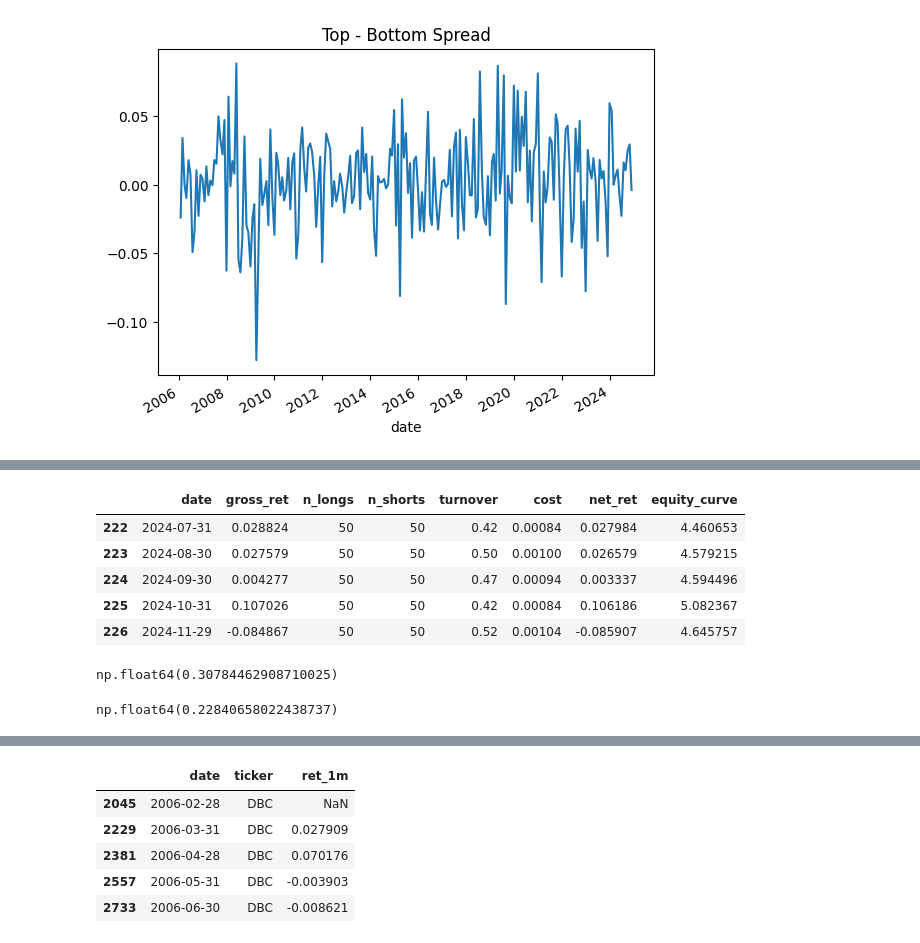
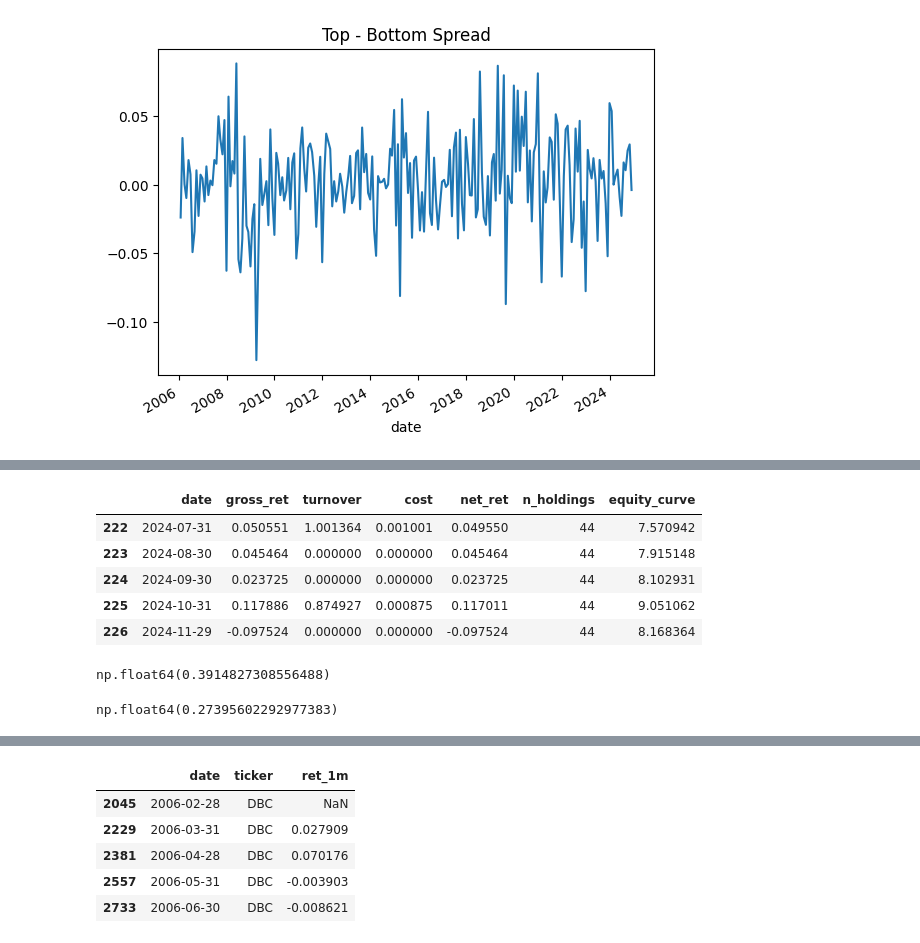
Before and after one commit to asm304/multi-asset-portfolio-framework, a Jupyter notebook: notebooks/01_download_data.ipynb, the cells around one changed output, grey strips where cells are left out. Drawn from its saved outputs; the diff is of its cells as text; code cells hidden in the pictures.

```diff
--- a/notebooks/01_download_data.ipynb
+++ b/notebooks/01_download_data.ipynb
@@ -749,13 +749,16 @@ from src.backtest.engine import run_backtest
 from src.alpha.composite import build_alpha_model
 
 alpha_df = build_alpha_model()
+
 backtest_df, holdings_df, metrics = run_backtest(
     alpha_df,
     transaction_cost_bps=10,
     rebalance_freq="Q",
-    run_name="inv_vol_q_long_only_buffer_100",
+    run_name="inv_vol_q_buffer100_sectorcap25",
     use_buffer=True,
-    buffer_size=100
+    buffer_size=100,
+    use_sector_caps=True,
+    max_sector_fraction=0.08,
 )
 
 metrics
@@ -792,17 +783,17 @@ bt.head()
 # %%
-bt.tail()
+backtest_df.tail()
 # %% [output]
-|  | date | gross_ret | n_longs | n_shorts | turnover | cost | net_ret | equity_curve |
-| 222 | 2024-07-31 | 0.028824 | 50 | 50 | 0.42 | 0.00084 | 0.027984 | 4.460653 |
-| 223 | 2024-08-30 | 0.027579 | 50 | 50 | 0.50 | 0.00100 | 0.026579 | 4.579215 |
-| 224 | 2024-09-30 | 0.004277 | 50 | 50 | 0.47 | 0.00094 | 0.003337 | 4.594496 |
-| 225 | 2024-10-31 | 0.107026 | 50 | 50 | 0.42 | 0.00084 | 0.106186 | 5.082367 |
-| 226 | 2024-11-29 | -0.084867 | 50 | 50 | 0.52 | 0.00104 | -0.085907 | 4.645757 |
+|  | date | gross_ret | turnover | cost | net_ret | n_holdings | equity_curve |
+| 222 | 2024-07-31 | 0.050551 | 1.001364 | 0.001001 | 0.049550 | 44 | 7.570942 |
+| 223 | 2024-08-30 | 0.045464 | 0.000000 | 0.000000 | 0.045464 | 44 | 7.915148 |
+| 224 | 2024-09-30 | 0.023725 | 0.000000 | 0.000000 | 0.023725 | 44 | 8.102931 |
+| 225 | 2024-10-31 | 0.117886 | 0.874927 | 0.000875 | 0.117011 | 44 | 9.051062 |
+| 226 | 2024-11-29 | -0.097524 | 0.000000 | 0.000000 | -0.097524 | 44 | 8.168364 |
 # %%
-bt['net_ret'].tail(12).mean() * 12
+backtest_df['net_ret'].tail(12).mean() * 12
 # %% [output]
-np.float64(0.30784462908710025)
+np.float64(0.3914827308556488)
 # %%
-bt['net_ret'].tail(24).mean() * 12
+backtest_df['net_ret'].tail(24).mean() * 12
 # %% [output]
-np.float64(0.22840658022438737)
+np.float64(0.27395602292977383)
```
Also changed, not shown: parts of 16 cells of this notebook, 2 other files.
